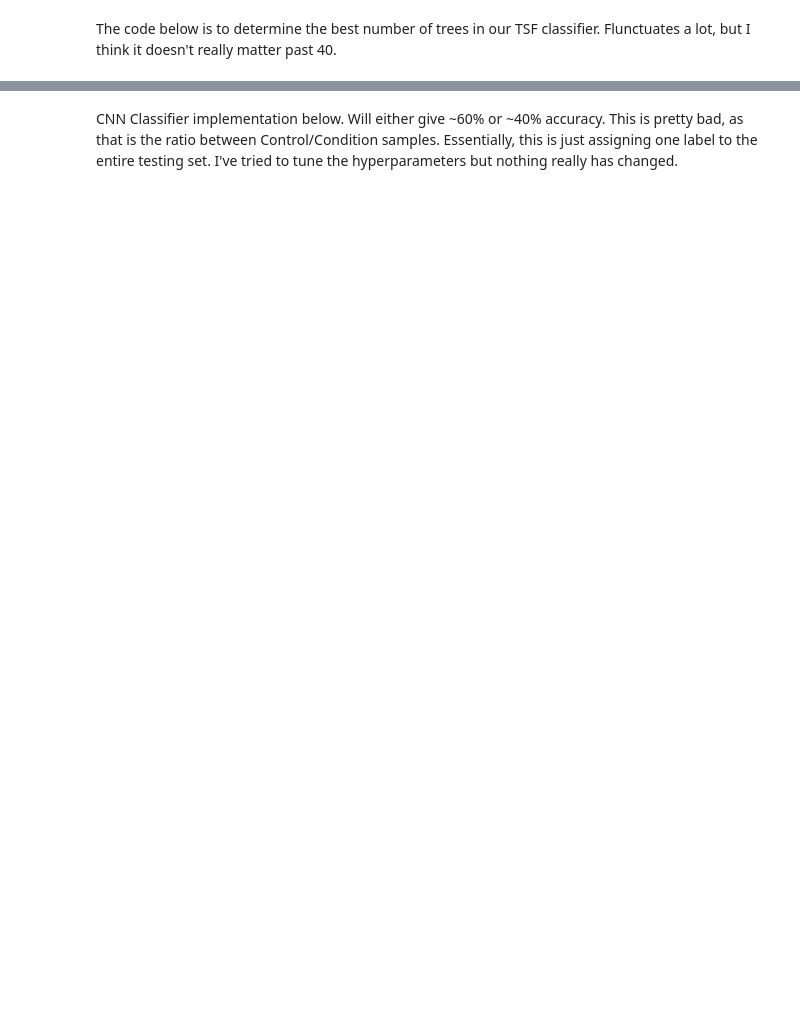
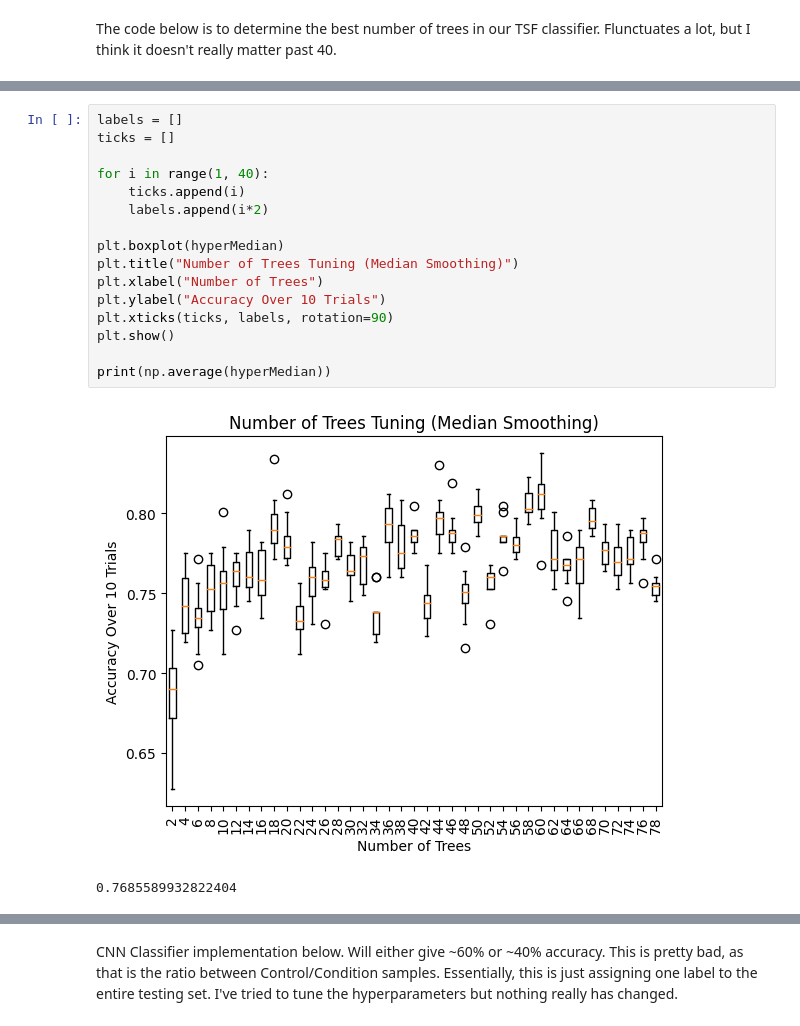
Before and after one commit to davevstorey/CS5080_TS, a Jupyter notebook: main.ipynb, the cells around one changed output, grey strips where cells are left out. Drawn from its saved outputs; the diff is of its cells as text; blank space fills up the shorter version.

```diff
--- a/main.ipynb
+++ b/main.ipynb
@@ -734,3 +1077,22 @@ plt.show()
+# %%
+labels = []
+ticks = []
+
+for i in range(1, 40):
+	ticks.append(i)
+	labels.append(i*2)
+
+plt.boxplot(hyperMedian)
+plt.title("Number of Trees Tuning (Median Smoothing)")
+plt.xlabel("Number of Trees")
+plt.ylabel("Accuracy Over 10 Trials")
+plt.xticks(ticks, labels, rotation=90)
+plt.show()
+
+print(np.average(hyperMedian))
+# %% [output]
+[figure, added]
+0.7685589932822404
 # %%
 y = np.array(meandf_daySplit.iloc[:,-1:])
 x = np.array(meandf_daySplit.iloc[: ,0:1])
```
Also changed, not shown: parts of 15 cells of this notebook.
